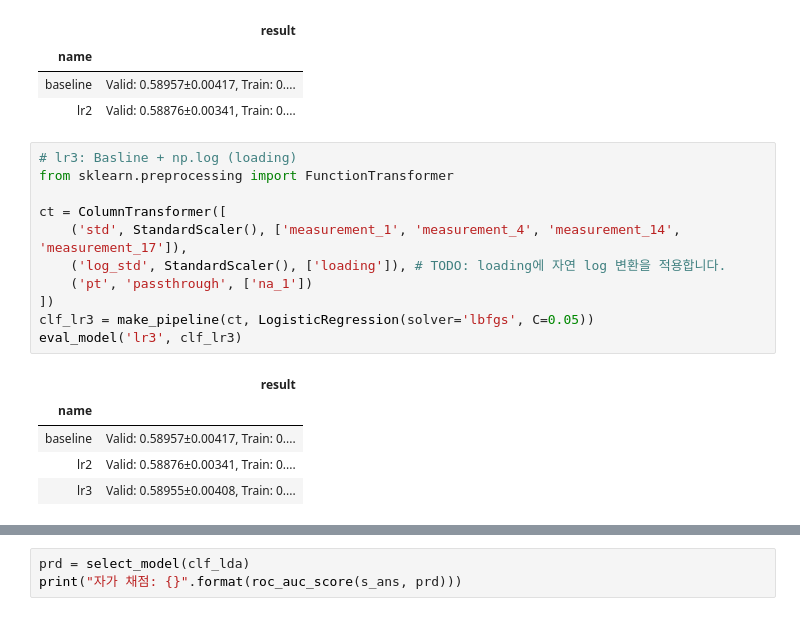
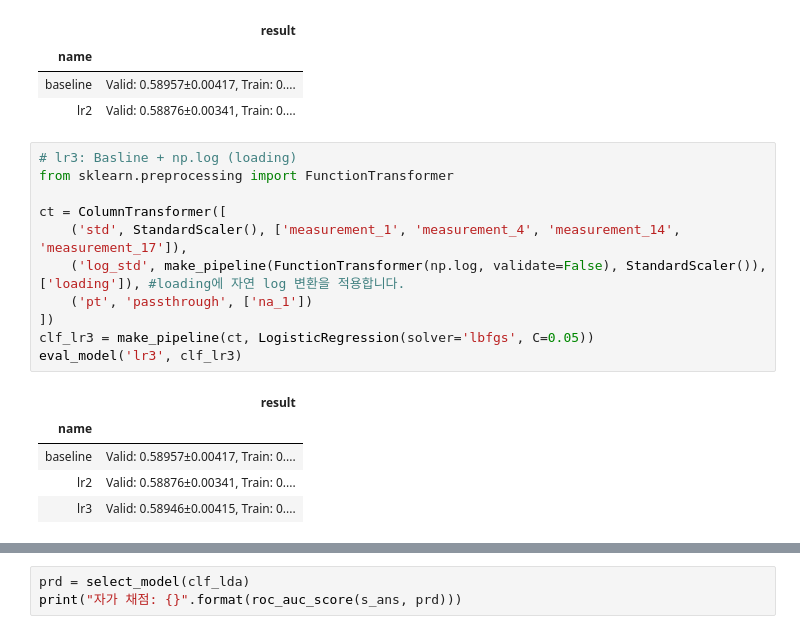
Before and after one commit to sunkusun9/DS_lv3_2408, a Jupyter notebook: sec_ds_lv3_prob1_kaggle.ipynb, the cells around one changed output, grey strips where cells are left out. Drawn from its saved outputs; the diff is of its cells as text.

```diff
--- a/sec_ds_lv3_prob1_kaggle.ipynb
+++ b/sec_ds_lv3_prob1_kaggle.ipynb
@@ -313,20 +313,20 @@ eval_model('lr2', clf_lr2)
 # %%
 # lr3: Basline + np.log (loading)
 from sklearn.preprocessing import FunctionTransformer
 
 ct = ColumnTransformer([
     ('std', StandardScaler(), ['measurement_1', 'measurement_4', 'measurement_14', 'measurement_17']),
-    ('log_std', StandardScaler(), ['loading']), # TODO: loading에 자연 log 변환을 적용합니다.
+    ('log_std', make_pipeline(FunctionTransformer(np.log, validate=False), StandardScaler()), ['loading']), #loading에 자연 log 변환을 적용합니다.
     ('pt', 'passthrough', ['na_1'])
 ])
 clf_lr3 = make_pipeline(ct, LogisticRegression(solver='lbfgs', C=0.05))
 eval_model('lr3', clf_lr3)
 # %% [output]
 |  | result |
 | name |  |
 | baseline | Valid: 0.58957±0.00417, Train: 0.... |
 | lr2 | Valid: 0.58876±0.00341, Train: 0.... |
-| lr3 | Valid: 0.58955±0.00408, Train: 0.... |
+| lr3 | Valid: 0.58946±0.00415, Train: 0.... |
 # %%
 # LDA 모델을 사용하여 예측해봅니다.
 from sklearn.discriminant_analysis import LinearDiscriminantAnalysis
```
Also changed, not shown: parts of 16 cells of this notebook.
